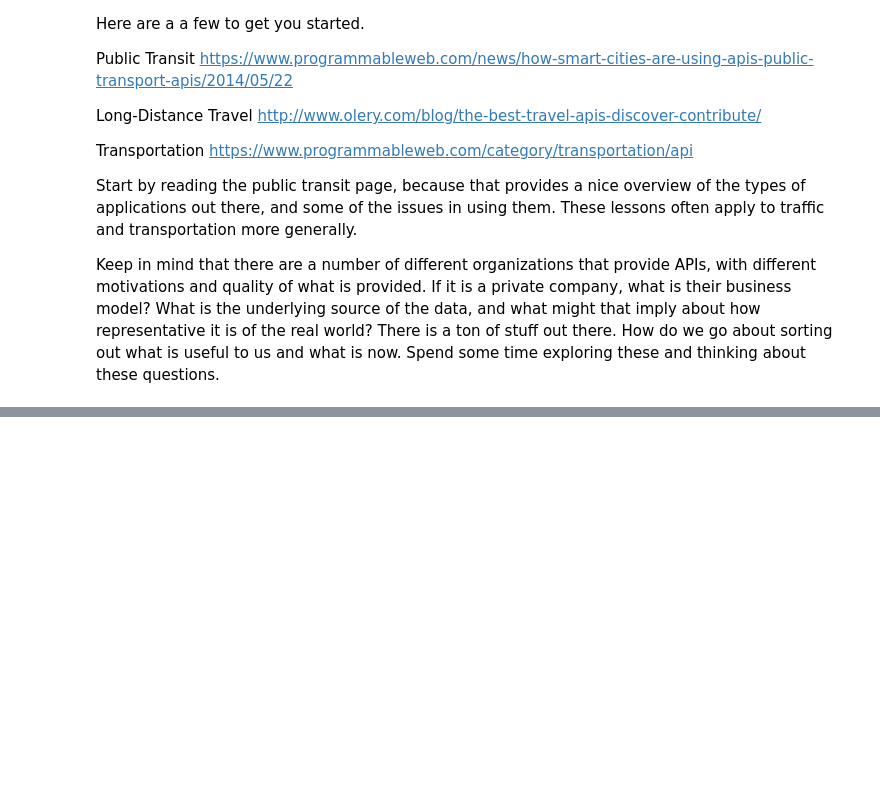
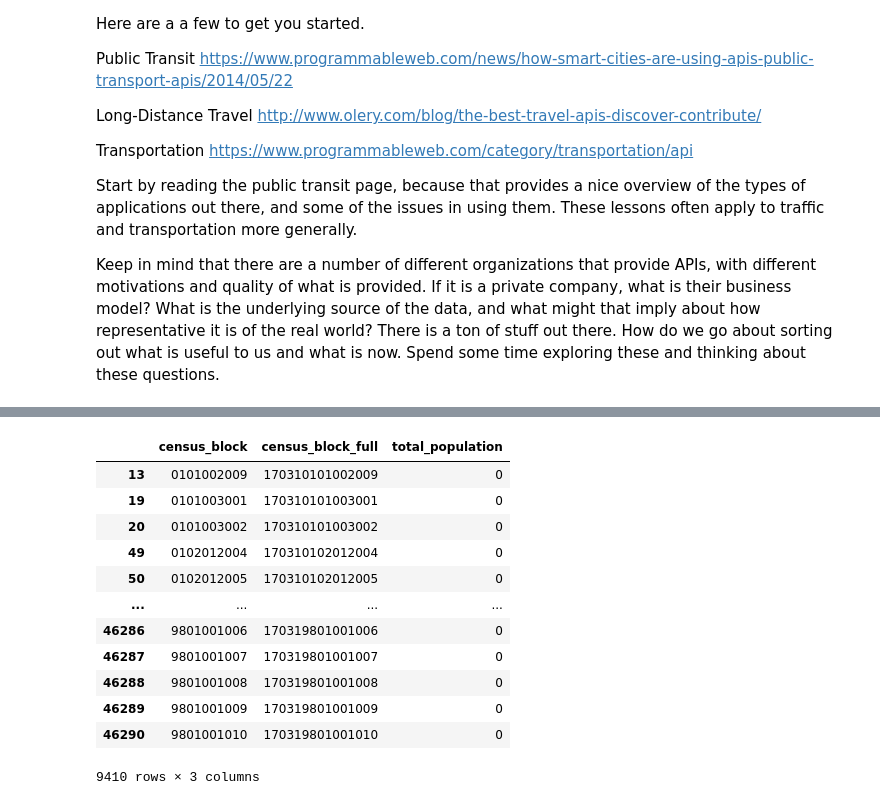
Before and after one commit to bara235/ce599, a Jupyter notebook: 12-Open Data APIs/api-demo.ipynb, the cells around one changed output, grey strips where cells are left out. Drawn from its saved outputs; the diff is of its cells as text; code cells hidden in the pictures; blank space fills up the shorter version.

```diff
--- a/12-Open Data APIs/api-demo.ipynb
+++ b/12-Open Data APIs/api-demo.ipynb
@@ -562,0 +627,16 @@ Keep in mind that there are a number of different organizations that provide API
+# %%
+results_df[results_df['total_population']=='0']
+# %% [output]
+|  | census_block | census_block_full | total_population |
+| 13 | 0101002009 | 170310101002009 | 0 |
+| 19 | 0101003001 | 170310101003001 | 0 |
+| 20 | 0101003002 | 170310101003002 | 0 |
+| 49 | 0102012004 | 170310102012004 | 0 |
+| 50 | 0102012005 | 170310102012005 | 0 |
+| ... | ... | ... | ... |
+| 46286 | 9801001006 | 170319801001006 | 0 |
+| 46287 | 9801001007 | 170319801001007 | 0 |
+| 46288 | 9801001008 | 170319801001008 | 0 |
+| 46289 | 9801001009 | 170319801001009 | 0 |
+| 46290 | 9801001010 | 170319801001010 | 0 |
+9410 rows × 3 columns
```
Also changed, not shown: parts of 23 cells of this notebook, 6 other files.
